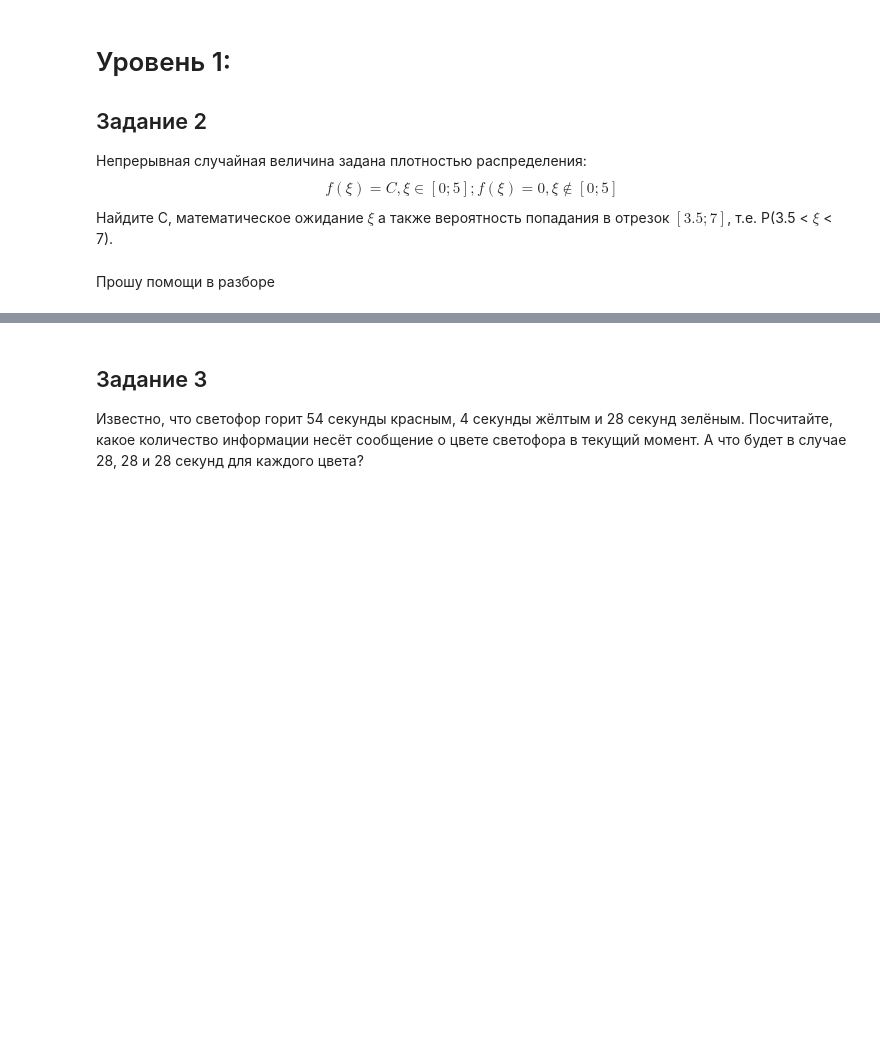
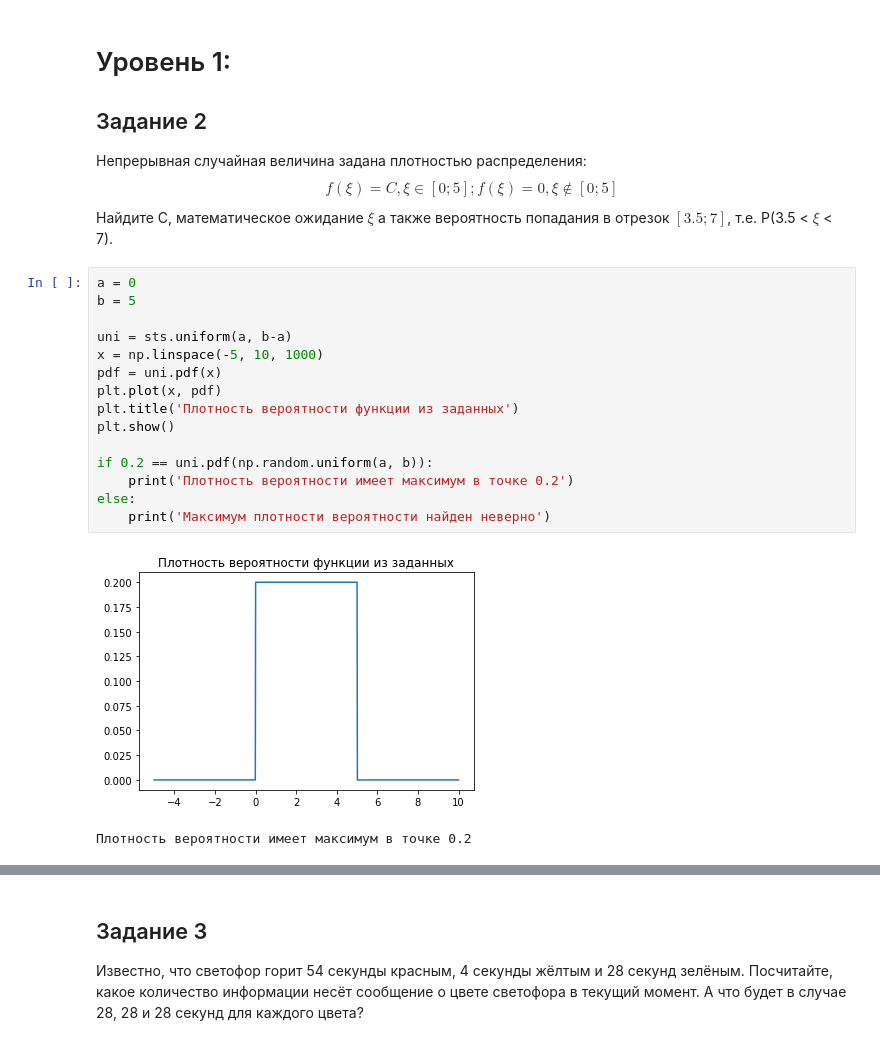
Before and after one commit to IvanAniskavets/Python_2.0, a Jupyter notebook: MAth_for_DS_8/continuous_random_variable.ipynb, the cells around one changed output, grey strips where cells are left out. Cells and saved outputs as stored; diff of their text form; blank space fills up the shorter version.

```diff
--- a/MAth_for_DS_8/continuous_random_variable.ipynb
+++ b/MAth_for_DS_8/continuous_random_variable.ipynb
@@ -77,5 +78,21 @@ plt.show()
 # Уровень 1:
 ## Задание 2
 Непрерывная случайная величина задана плотностью распределения:$$ f(\xi) = C, \xi \in [0;5];f(\xi) = 0, \xi \notin [0;5]$$Найдите C, математическое ожидание $\xi$ а также вероятность попадания в отрезок $[3.5;7]$, т.е. P(3.5 < $\xi$ < 7).
-# %% [markdown]
-Прошу помощи в разборе
+# %%
+a = 0
+b = 5
+
+uni = sts.uniform(a, b-a)
+x = np.linspace(-5, 10, 1000)
+pdf = uni.pdf(x)
+plt.plot(x, pdf)
+plt.title('Плотность вероятности функции из заданных')
+plt.show()
+
+if 0.2 == uni.pdf(np.random.uniform(a, b)):
+    print('Плотность вероятности имеет максимум в точке 0.2')
+else:
+    print('Максимум плотности вероятности найден неверно')
+# %% [output]
+[figure, added]
+Плотность вероятности имеет максимум в точке 0.2
```
Also changed, not shown: parts of 3 cells of this notebook.
